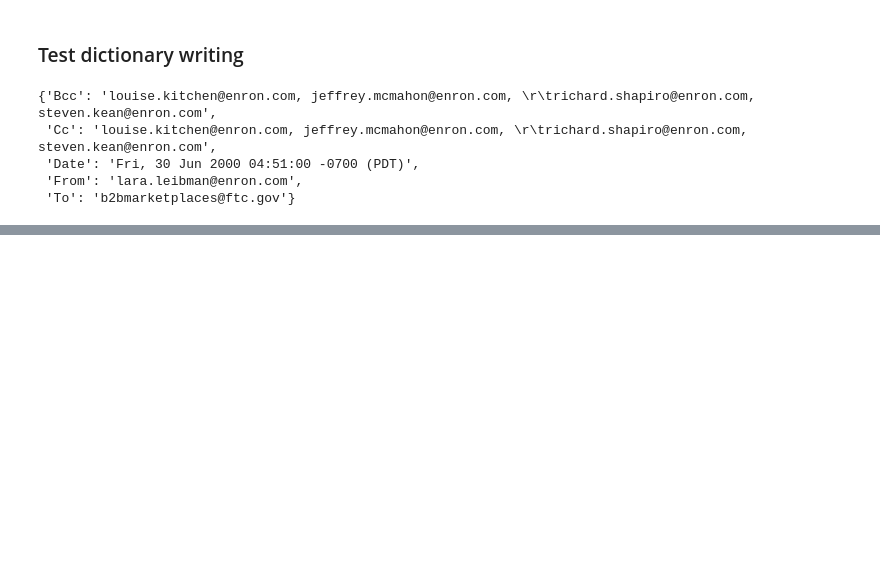
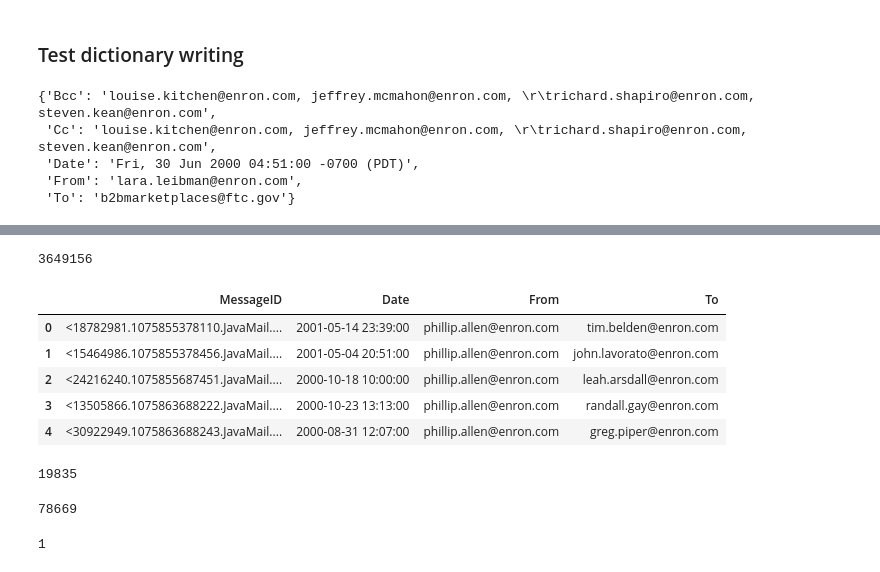
Before and after one commit to dmasad/Enron-Project, a Jupyter notebook: Testing extraction code.ipynb, the cells around one changed output, grey strips where cells are left out. Drawn from its saved outputs; the diff is of its cells as text; code cells hidden in the pictures; blank space fills up the shorter version.

```diff
--- a/Testing extraction code.ipynb
+++ b/Testing extraction code.ipynb
@@ -58,0 +115,4 @@ headers[3]
+# %%
+len(rows)
+# %% [output]
+3649156
@@ -58,0 +121,19 @@ headers[3]
+# %%
+data = pandas.read_csv("AllEmails.csv", parse_dates=[1])
+# %%
+data.head()
+# %% [output]
+|  | MessageID | Date | From | To |
+| 0 | <18782981.1075855378110.JavaMail.... | 2001-05-14 23:39:00 | phillip.allen@enron.com | tim.belden@enron.com |
+| 1 | <15464986.1075855378456.JavaMail.... | 2001-05-04 20:51:00 | phillip.allen@enron.com | john.lavorato@enron.com |
+| 2 | <24216240.1075855687451.JavaMail.... | 2000-10-18 10:00:00 | phillip.allen@enron.com | leah.arsdall@enron.com |
+| 3 | <13505866.1075863688222.JavaMail.... | 2000-10-23 13:13:00 | phillip.allen@enron.com | randall.gay@enron.com |
+| 4 | <30922949.1075863688243.JavaMail.... | 2000-08-31 12:07:00 | phillip.allen@enron.com | greg.piper@enron.com |
+# %%
+len(data.From.unique())
+# %% [output]
+19835
+# %%
+len(data.To.unique())
+# %% [output]
+78669
@@ -58,0 +145,15 @@ headers[3]
+# %%
+f = open("All_Addreses.csv", "wb")
+f.write("Address,Sent,Received\n")
+errors = 0
+
+for email in all_emailers:
+    try:
+        s = (email in senders)
+        r = (email in receivers)
+        f.write(email + "," + str(s) + "," + str(r) + "\n")
+    except:
+        errors += 1
+print errors
+# %% [output]
+1
```
Also changed, not shown: parts of 17 cells of this notebook, 5 other files.
